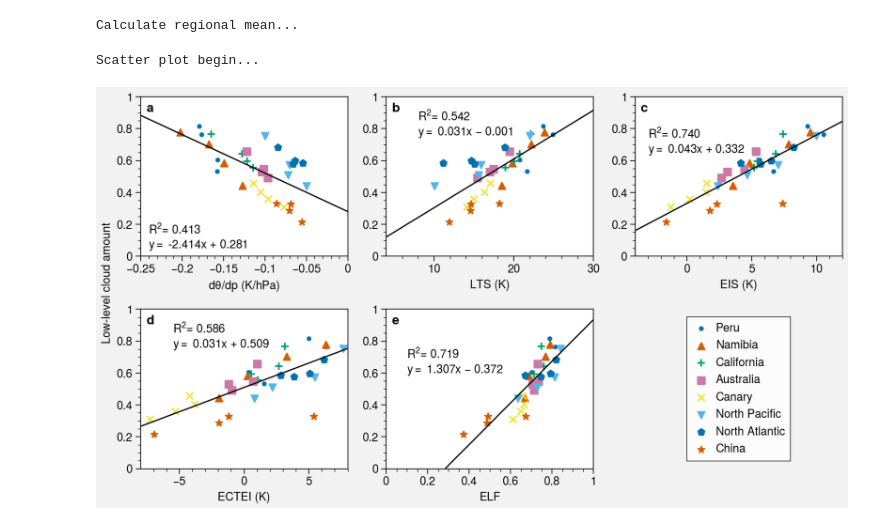
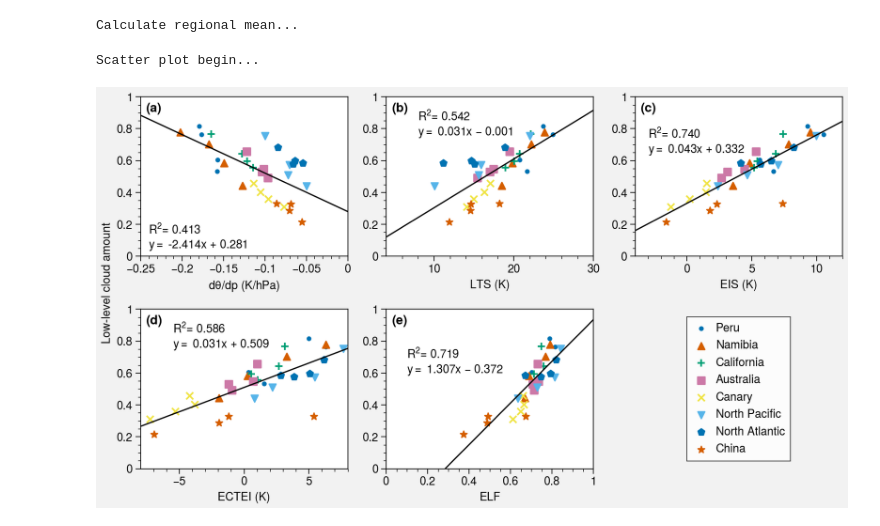
Before and after one commit to lqxyz/cloud_scheme_manuscript_figs, a Jupyter notebook: figure5_low_cld_proxy.ipynb, the cells around one changed output. Saved outputs shown, nothing was run; the diff lists cells and outputs as text; code cells hidden in the pictures.

```diff
--- a/figure5_low_cld_proxy.ipynb
+++ b/figure5_low_cld_proxy.ipynb
@@ -360,32 +360,32 @@ for kk, (ax, varnm, xlabel, xlim, text_xy, xbase) in enumerate(zip(
     # print(varnm)
     all_y = []
     all_x = []
     for i, (marker, (region, local_dt)) in enumerate(zip(region_shapes, regions_dict.items())):
         y = seasonal_regional_mean(local_dt['low_cld_frac'])/1e2
         x = seasonal_regional_mean(local_dt[varnm])
         all_x.extend(x)
         all_y.extend(y)
         line = ax.scatter(x, y, marker=marker, s=30, label=region)
         lines.append(line)
 
     ax.set_xlabel(xlabel)
     all_x = np.array(all_x)
     all_y = np.array(all_y)
     slope, intercept, r_value, p_value, std_err = stats.linregress(all_x, all_y)
     x2 = np.linspace(min(xlim), max(xlim), 100)
     y2 = slope * x2 + intercept
     ax.plot(x2, y2, 'k-', linewidth=1)
     ax.set_xlim(xlim)
     add_fitted_line_info(ax, slope, intercept, r_value, text_xy[0], text_xy[1], l_r2_str=True, fontsize=9)
 
 axes[0:-1].format(grid=False, title=r'',  # ytickminor=True, xtickminor=True,
-                ylabel='Low-level cloud amount', ylim=[0, 1], abc=True, abcloc='ul')
+                ylabel='Low-level cloud amount', ylim=[0, 1], abc=True, abcloc='ul', abcstyle='(a)')
 
 new_lines, new_labels = get_unique_line_labels(lines)
 axes[-1].legend(new_lines, new_labels, loc='c', ncol=1)
 
 figname = P(fig_dir, 'low_cld_frac_vs_diff_vars_season.pdf')
 fig.savefig(figname, bbox_inches='tight', pad_inches=0.1, tranparent=False)
 # %% [output]
 Scatter plot begin...
-[figure, old version]
+[figure, new version]
```
